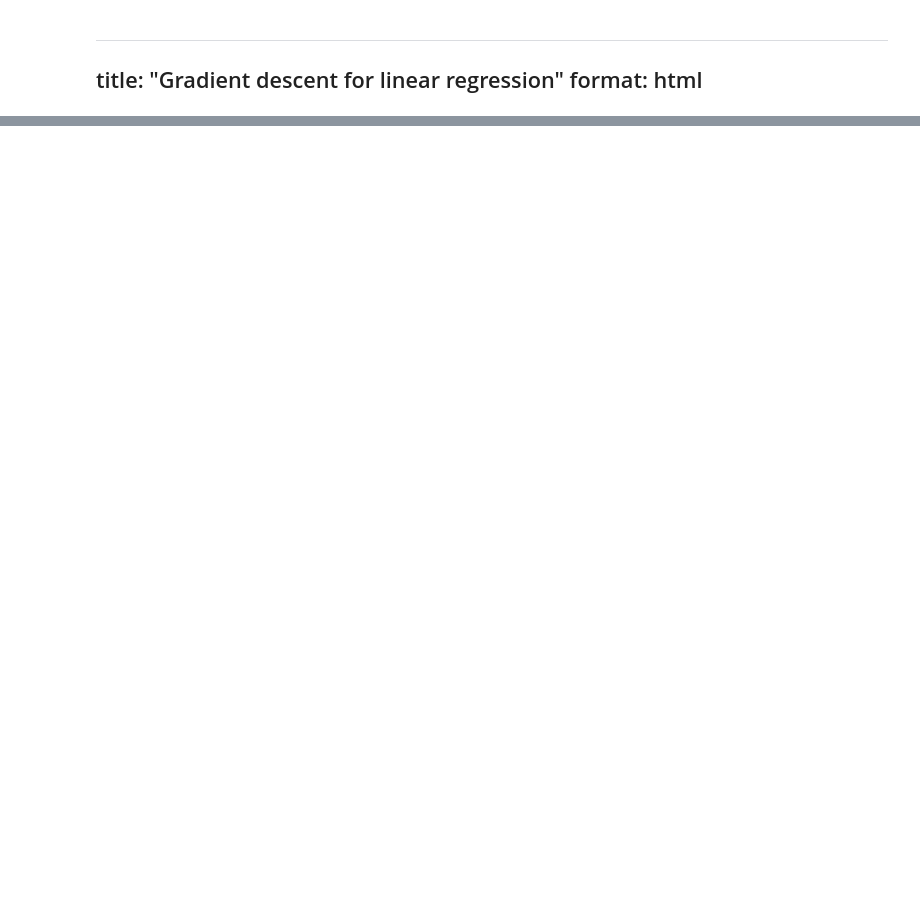
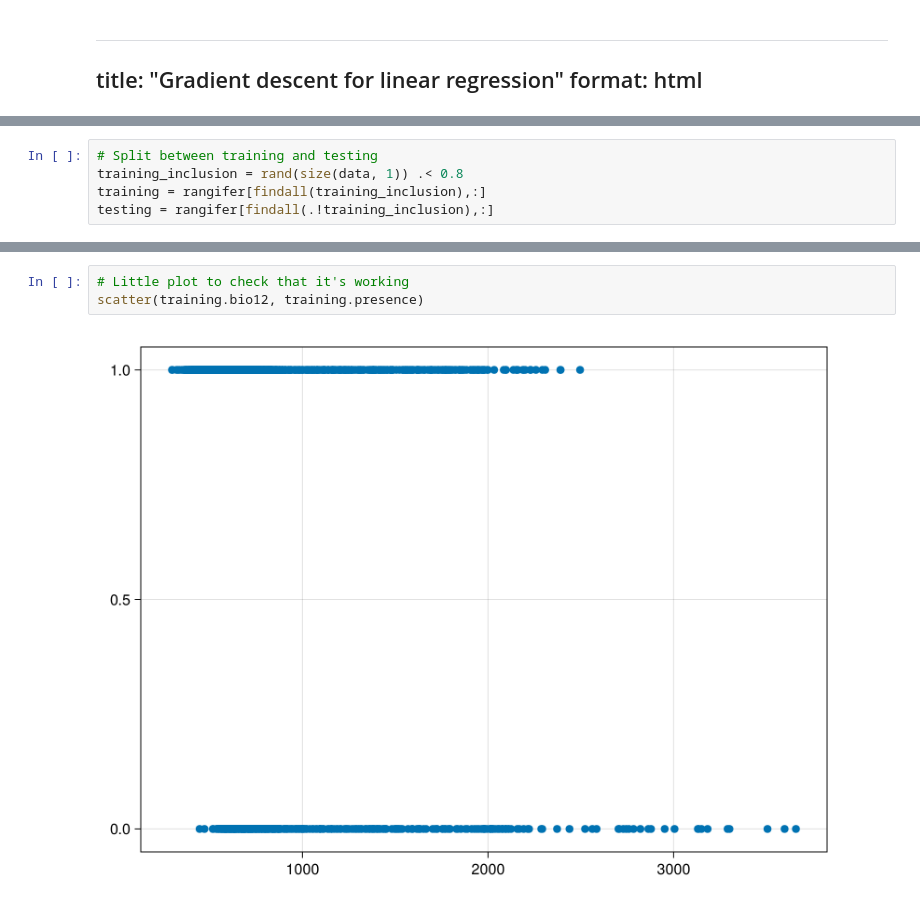
Before and after one commit to tpoisot/MLBS, a Jupyter notebook: notebooks/gradientdescent.ipynb, the cells around one changed output, grey strips where cells are left out. Cells and saved outputs as stored; diff of their text form; blank space fills up the shorter version.

```diff
--- a/notebooks/gradientdescent.ipynb
+++ b/notebooks/gradientdescent.ipynb
@@ -18,0 +38,5 @@ data =
+# %%
+# Split between training and testing
+training_inclusion = rand(size(data, 1)) .< 0.8
+training = rangifer[findall(training_inclusion),:]
+testing = rangifer[findall(.!training_inclusion),:]
@@ -18,0 +72,5 @@ data =
+# %%
+# Little plot to check that it's working
+scatter(training.bio12, training.presence)
+# %% [output]
+[figure, added]
```
Also changed, not shown: parts of 5 cells of this notebook, 1 other file.
